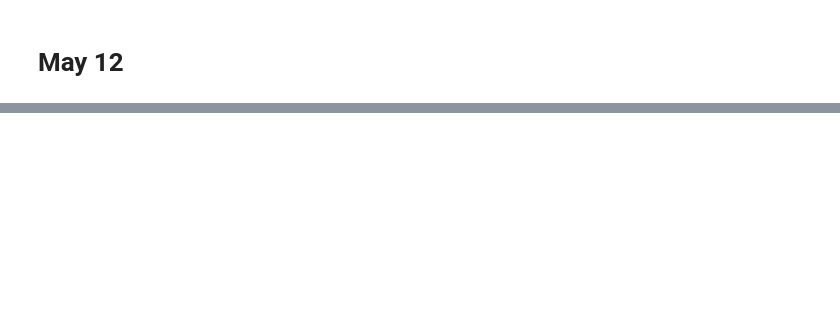
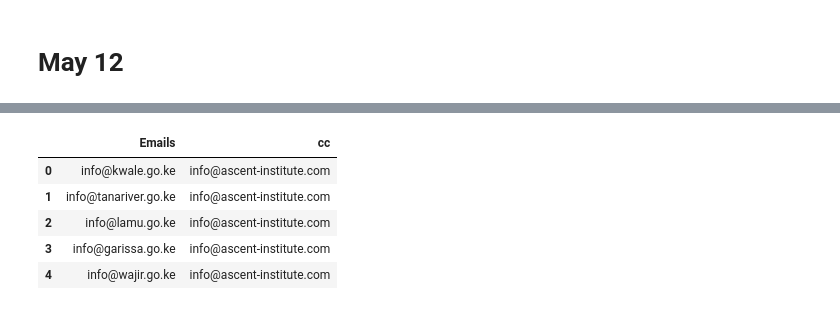
Before and after one commit to IainMosima/bulk-email-sender, a Jupyter notebook: analysis.ipynb, the cells around one changed output, grey strips where cells are left out. Saved outputs shown, nothing was run; the diff lists cells and outputs as text; code cells hidden in the pictures; blank space fills up the shorter version.

```diff
--- a/analysis.ipynb
+++ b/analysis.ipynb
@@ -942,0 +571,13 @@ governance_df.to_csv("emails/may/may-12/governance_emails.csv",index=False)
+# %%
+df_combined_may_19 = pd.DataFrame(emails, columns=["Emails"])
+df_combined_may_19["cc"] = "info@ascent-institute.com"
+df_combined_may_19.dropna(inplace=True)
+df_combined_may_19.drop_duplicates(subset=["Emails"], inplace=True)
+df_combined_may_19.head()
+# %% [output]
+|  | Emails | cc |
+| 0 | info@kwale.go.ke | info@ascent-institute.com |
+| 1 | info@tanariver.go.ke | info@ascent-institute.com |
+| 2 | info@lamu.go.ke | info@ascent-institute.com |
+| 3 | info@garissa.go.ke | info@ascent-institute.com |
+| 4 | info@wajir.go.ke | info@ascent-institute.com |
```
Also changed, not shown: parts of 101 cells of this notebook, 5 other files.
